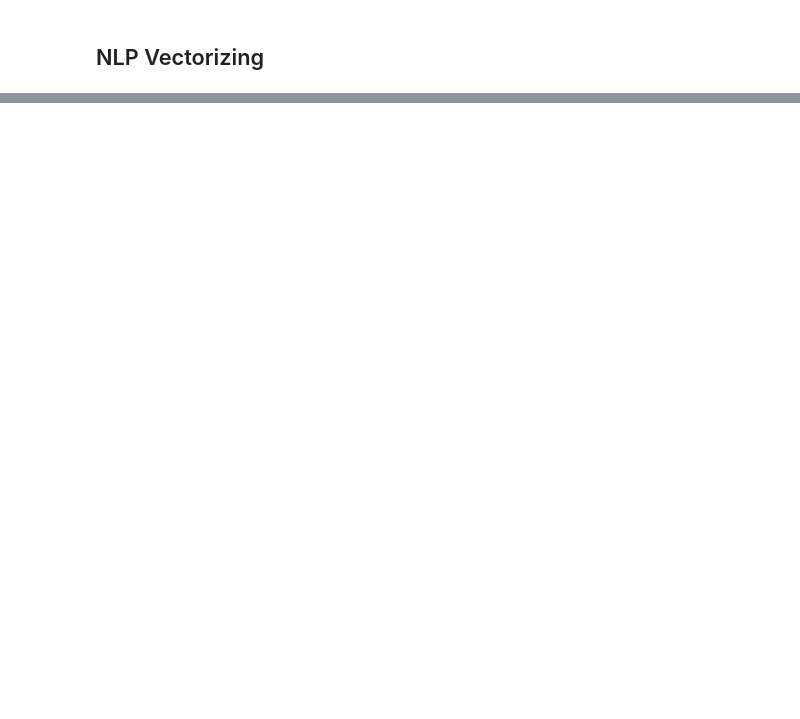
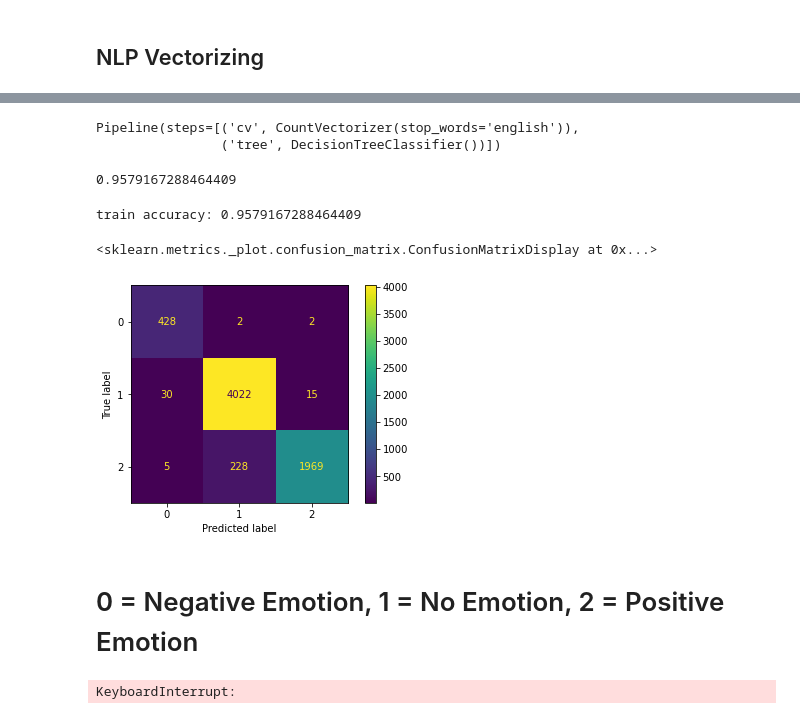
Before and after one commit to Ben-Gilbert333/Twitter_NLP, a Jupyter notebook: bobby_notebook.ipynb, the cells around one changed output, grey strips where cells are left out. Drawn from its saved outputs; the diff is of its cells as text; code cells hidden in the pictures; blank space fills up the shorter version.

```diff
--- a/bobby_notebook.ipynb
+++ b/bobby_notebook.ipynb
@@ -246,0 +268,37 @@ X_train
+# %%
+tree_steps = [('cv', CountVectorizer(stop_words='english')),
+         ('tree', DecisionTreeClassifier())]
+
+tree_pipe = Pipeline(tree_steps)
+# %%
+tree_pipe.fit(X_train, y_train)
+# %% [output]
+Pipeline(steps=[('cv', CountVectorizer(stop_words='english')),
+                ('tree', DecisionTreeClassifier())])
+# %%
+from sklearn.metrics import accuracy_score, precision_score, ConfusionMatrixDisplay, recall_score, confusion_matrix
+y_pred = tree_pipe.predict(X_train)
+accuracy_score(y_train, y_pred)
+# %% [output]
+0.9579167288464409
+# %%
+from sklearn.ensemble import RandomForestClassifier
+forest_steps = [('cv', CountVectorizer(stop_words='english')),
+         ('forest', RandomForestClassifier(random_state=333))]
+# %%
+forest_pipe = Pipeline(forest_steps)
+forest_pipe.fit(X_train, y_train)
+y_pred = fortest_pipe.predict(X_train)
+# %%
+
+print('train accuracy:', accuracy_score(y_train, y_pred))
+# %% [output]
+train accuracy: 0.9579167288464409
+# %%
+cf = confusion_matrix(y_train, y_pred)
+ConfusionMatrixDisplay(cf).plot()
+# %% [output]
+<sklearn.metrics._plot.confusion_matrix.ConfusionMatrixDisplay at 0x...>
+[figure, added]
+# %% [markdown]
+# 0 = Negative Emotion, 1 = No Emotion, 2 = Positive Emotion
@@ -246,0 +313,4 @@ X_train
+# %%
+forest_grid.fit(X_train, y_train)
+# %% [output]
+KeyboardInterrupt:
```
Also changed, not shown: parts of 9 cells of this notebook.
